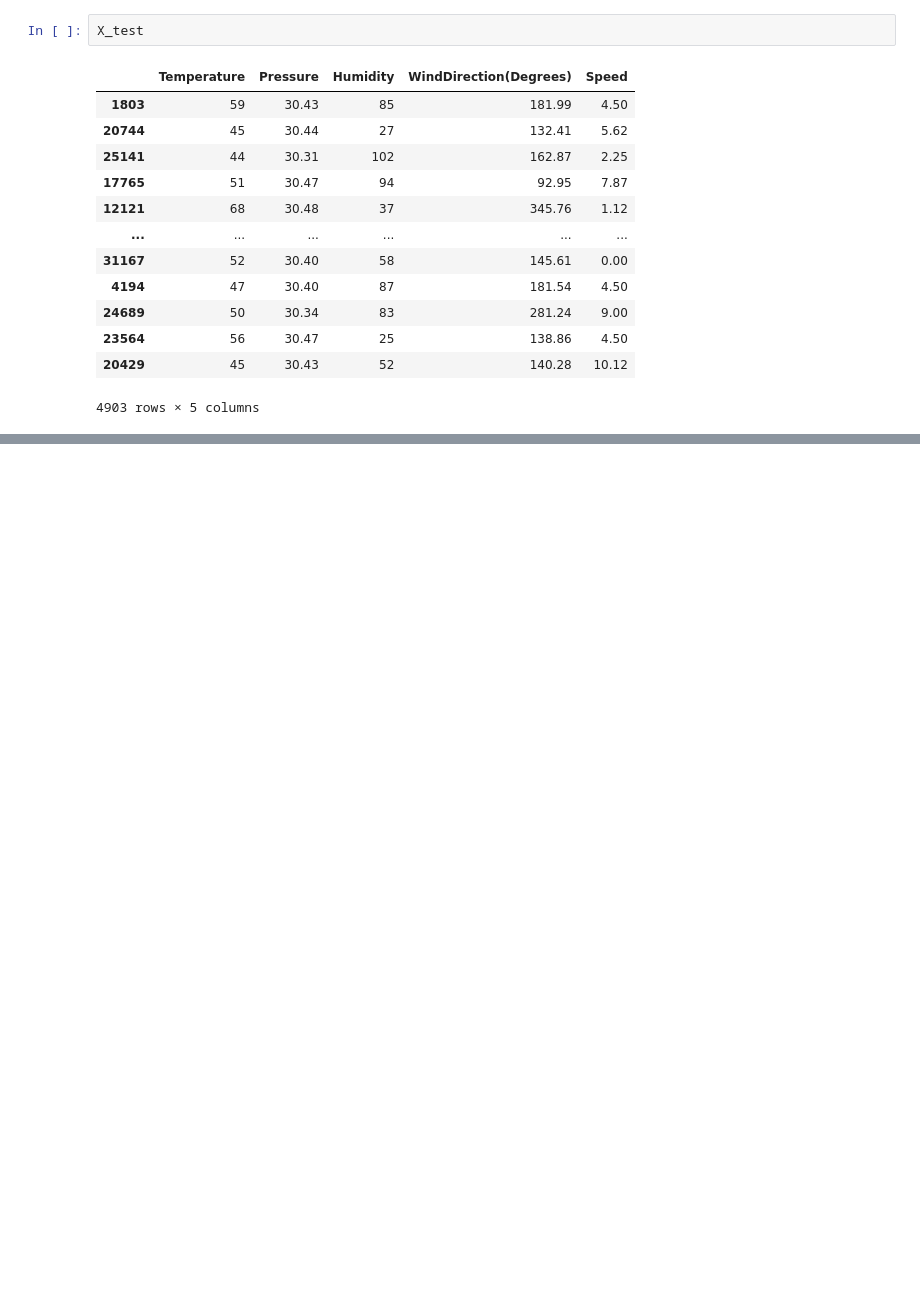
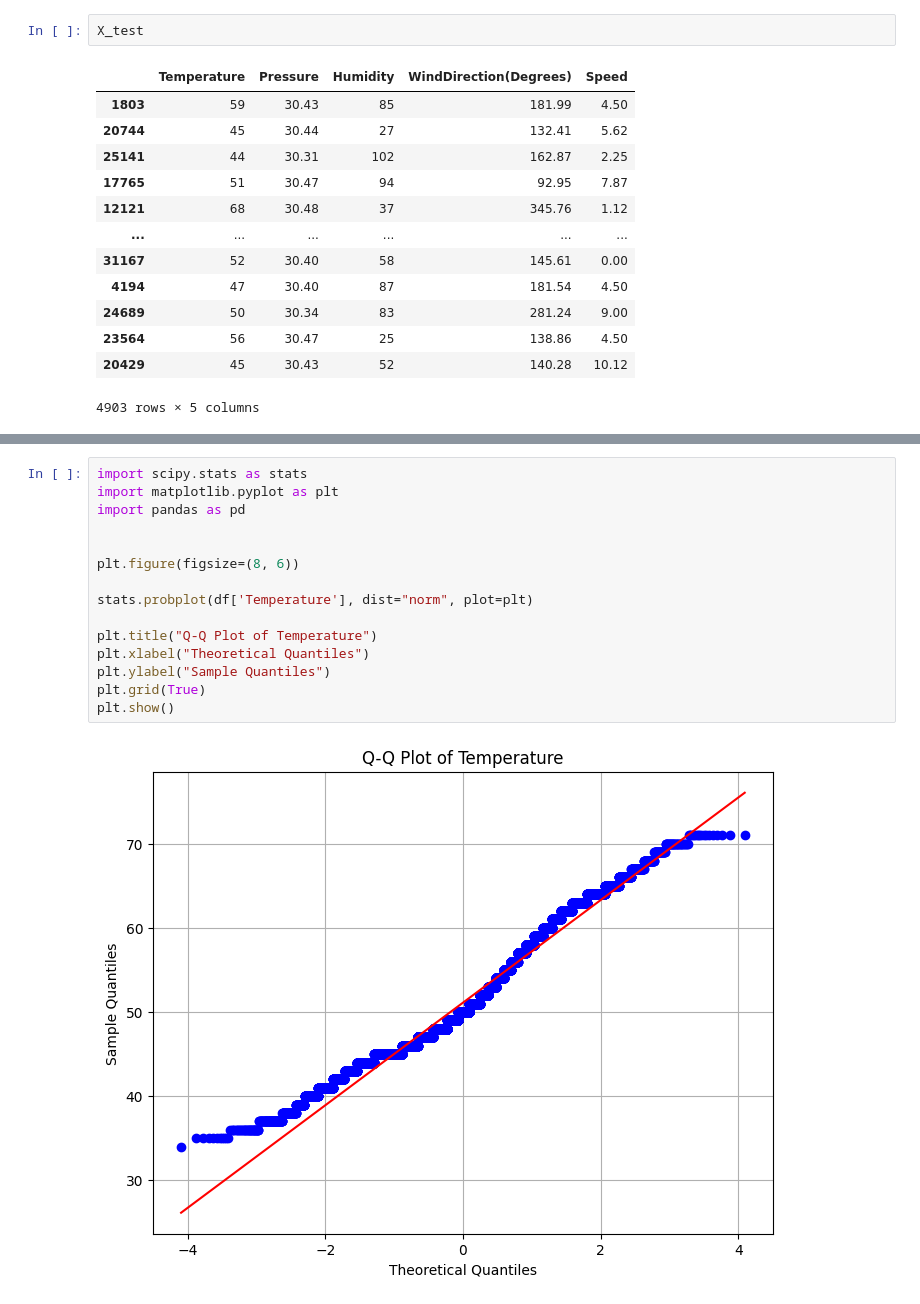
Before and after one commit to priyanshi-sr/SolarEnergyPredictionBackend, a Jupyter notebook: analyse.ipynb, the cells around one changed output, grey strips where cells are left out. Saved outputs shown, nothing was run; the diff lists cells and outputs as text; blank space fills up the shorter version.

```diff
--- a/analyse.ipynb
+++ b/analyse.ipynb
@@ -276,0 +333,17 @@ X_test
+# %%
+import scipy.stats as stats
+import matplotlib.pyplot as plt
+import pandas as pd
+
+
+plt.figure(figsize=(8, 6))
+
+stats.probplot(df['Temperature'], dist="norm", plot=plt)
+
+plt.title("Q-Q Plot of Temperature")
+plt.xlabel("Theoretical Quantiles")
+plt.ylabel("Sample Quantiles")
+plt.grid(True)
+plt.show()
+# %% [output]
+[figure, added]
```
Also changed, not shown: parts of 11 cells of this notebook.
